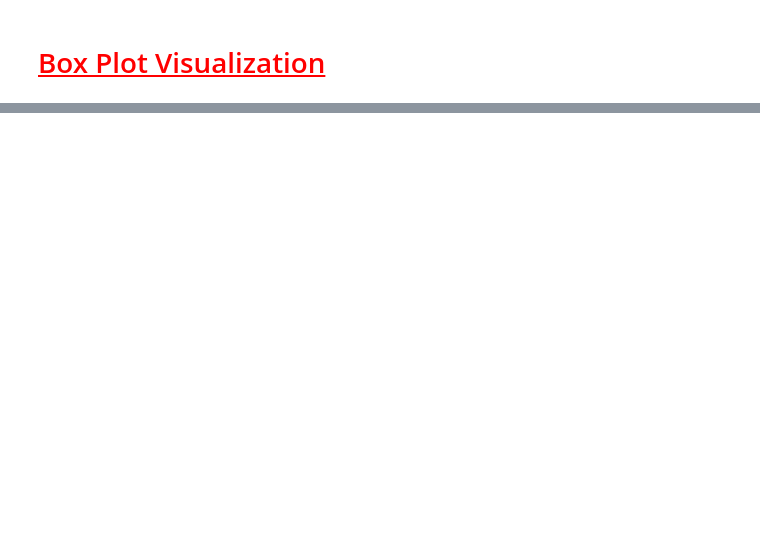
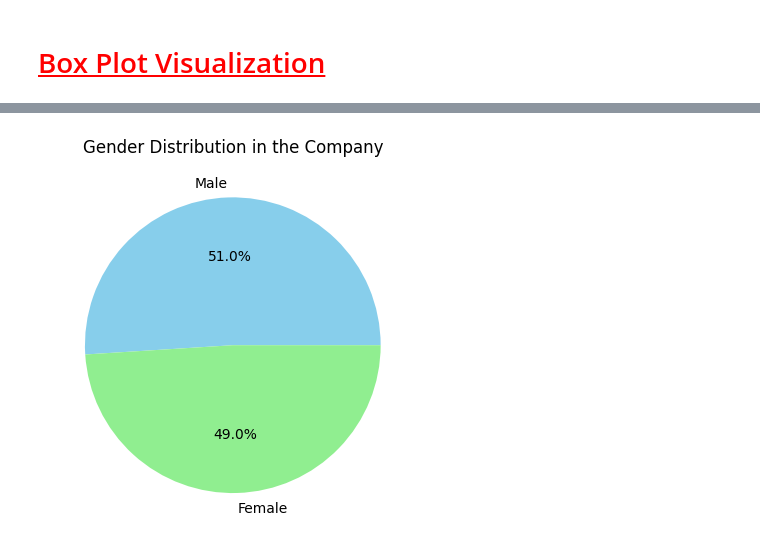
Before and after one commit to TouseefDataScientist/Artificialintelligence, a Jupyter notebook: Assignment_Employee.ipynb, the cells around one changed output, grey strips where cells are left out. Saved outputs shown, nothing was run; the diff lists cells and outputs as text; code cells hidden in the pictures; blank space fills up the shorter version.

```diff
--- a/Assignment_Employee.ipynb
+++ b/Assignment_Employee.ipynb
@@ -357,0 +415,8 @@ ValueError: num must be an integer with 1 <= num <= 4, not 5
+# %%
+gender_distribution = df['Gender'].value_counts()
+# Create pie chart
+plt.pie(gender_distribution, labels=gender_distribution.index, autopct='%1.1f%%', colors=['skyblue', 'lightgreen'])
+plt.title('Gender Distribution in the Company')
+plt.show()
+# %% [output]
+[figure, added]
```
Also changed, not shown: parts of 28 cells of this notebook.
